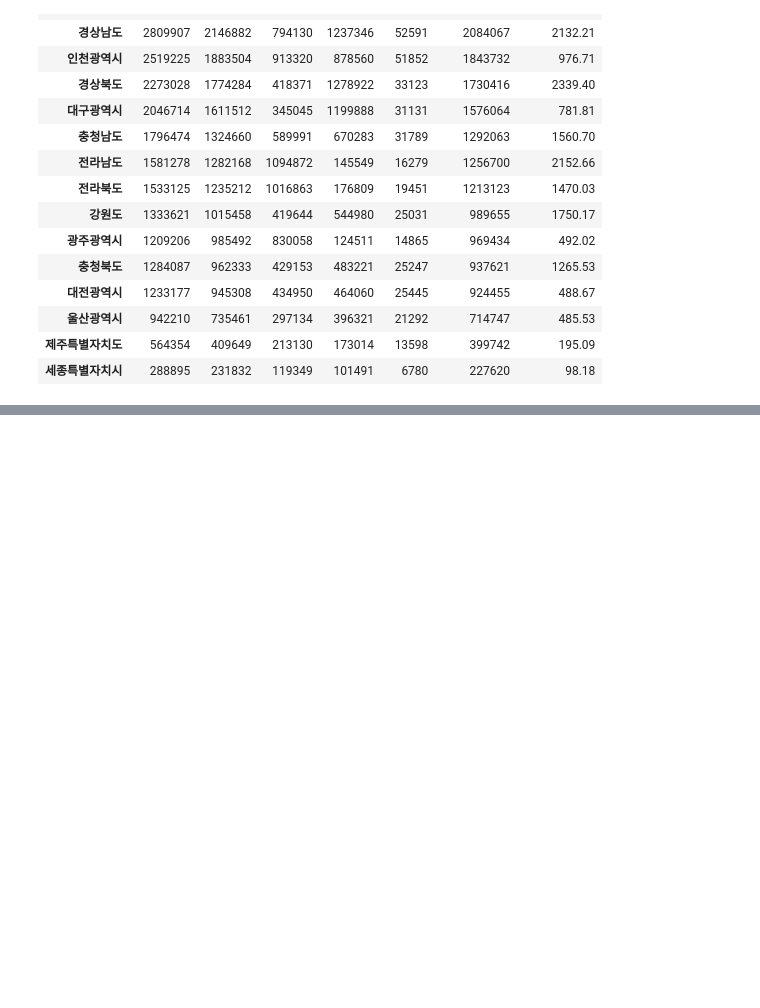
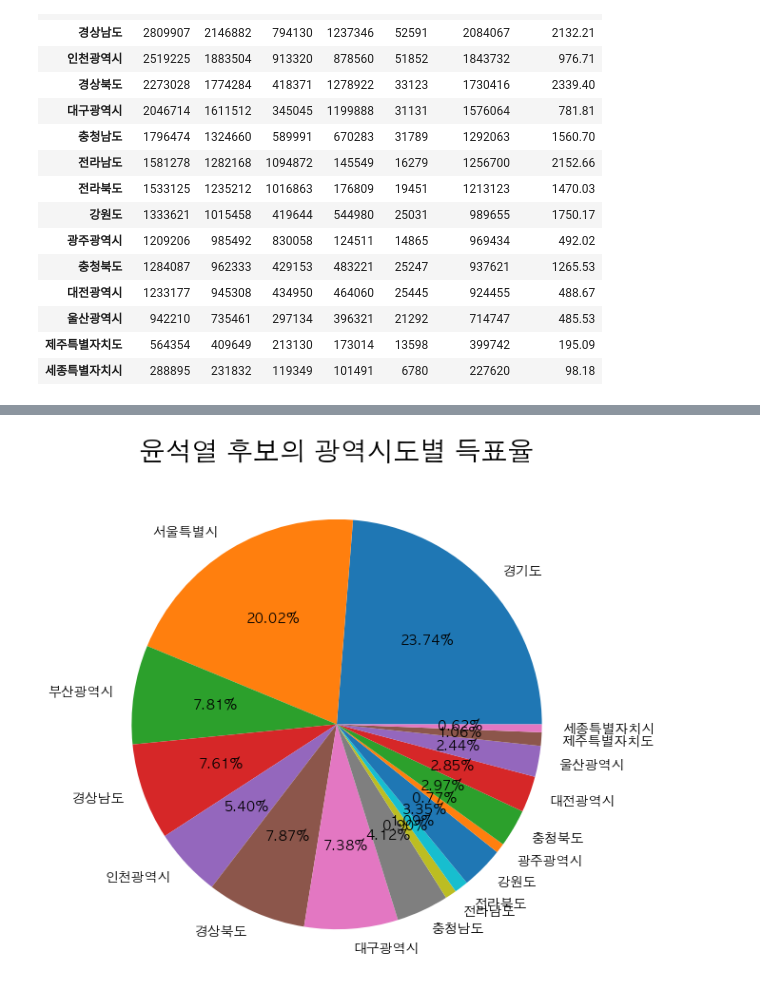
Before and after one commit to jjhwnn/Python, a Jupyter notebook: 3.DataAnalysis/Note/12.대선자료시각화.ipynb, the cells around one changed output, grey strips where cells are left out. Drawn from its saved outputs; the diff is of its cells as text; code cells hidden in the pictures; blank space fills up the shorter version.

```diff
--- a/3.DataAnalysis/Note/12.대선자료시각화.ipynb
+++ b/3.DataAnalysis/Note/12.대선자료시각화.ipynb
@@ -173,0 +185,13 @@ plt.show()
+# %%
+
+election_origin['윤석열'].plot(
+    kind='pie',
+    figsize = (10, 7),
+    autopct = '%.2f%%'
+)
+
+plt.title('윤석열 후보의 광역시도별 득표율', size=20)
+plt.ylabel('')
+plt.show()
+# %% [output]
+[figure, added]
```
Also changed, not shown: parts of 6 cells of this notebook.
